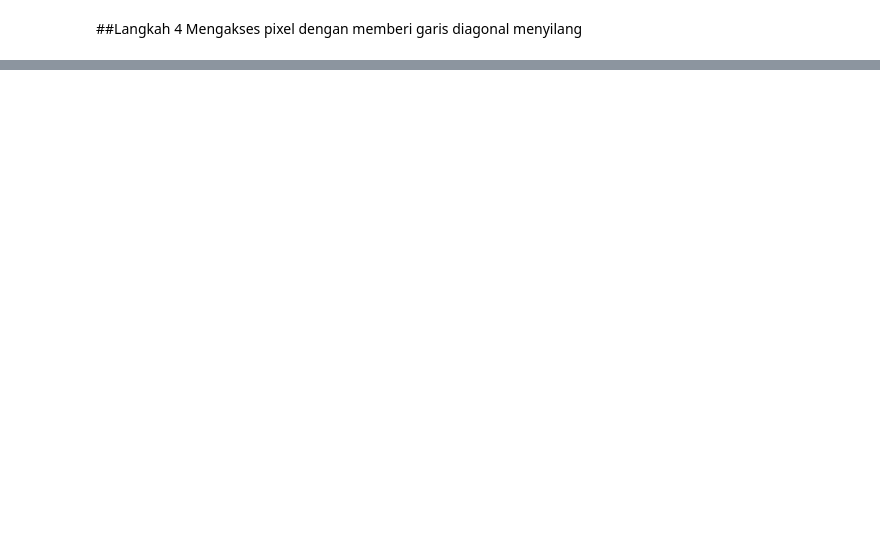
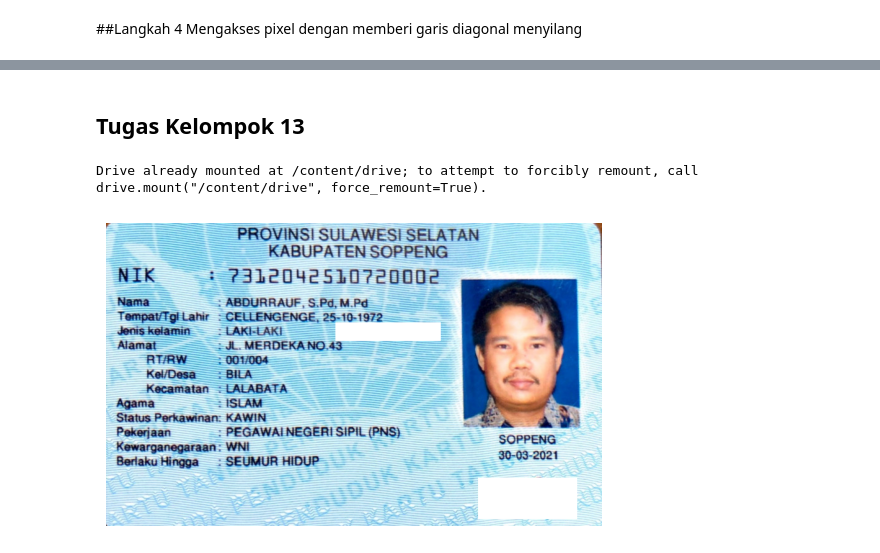
Before and after one commit to rafysp/PCVK_Ganjil_23-24, a Jupyter notebook: Week1.ipynb, the cells around one changed output, grey strips where cells are left out. Drawn from its saved outputs; the diff is of its cells as text; code cells hidden in the pictures; blank space fills up the shorter version.

```diff
--- a/Week1.ipynb
+++ b/Week1.ipynb
@@ -121,0 +122,49 @@ cv2_imshow(final_frame)
+# %% [markdown]
+## Tugas Kelompok 13
+# %%
+from google.colab import drive
+drive.mount('/content/drive')
+# %% [output]
+Drive already mounted at /content/drive; to attempt to forcibly remount, call drive.mount("/content/drive", force_remount=True).
+# %%
+import cv2
+import matplotlib.pyplot as plt
+import matplotlib.patches as patches
+import numpy as np
+
+# Buka gambar dengan PIL
+image_path = '/content/drive/MyDrive/PCVK 23-24/Minggu 2/KTP.jpeg'
+
+# Membaca gambar
+image = cv2.imread(image_path)
+
+# Ubah warna gambar dari BGR ke RGB
+image = cv2.cvtColor(image, cv2.COLOR_BGR2RGB)
+
+# Membuat kotak golongan darah
+kotak1_x = 370  # Titik x kotak pertama
+kotak1_y = 160  # Titik y kotak pertama
+kotak1_lebar = 170  # Lebar kotak pertama
+kotak1_tinggi = 30  # Tinggi kotak pertama
+
+# Membuat kotak ttd
+kotak2_x = 600  # Titik x kotak kedua
+kotak2_y = 410  # Titik y kotak kedua
+kotak2_lebar = 160  # Lebar kotak kedua
+kotak2_tinggi = 67  # Tinggi kotak kedua
+
+# Membuat gambar kotak putih
+for y in range(kotak1_y, kotak1_y + kotak1_tinggi):
+    for x in range(kotak1_x, kotak1_x + kotak1_lebar):
+        image[y, x] = [255, 255, 255]  # Warna putih
+
+for y in range(kotak2_y, kotak2_y + kotak2_tinggi):
+    for x in range(kotak2_x, kotak2_x + kotak2_lebar):
+        image[y, x] = [255, 255, 255]  # Warna putih
+
+# Menampilkan gambar yang sudah dimodifikasi menggunakan matplotlib
+plt.imshow(image)
+plt.axis('off')
+plt.show()
+# %% [output]
+[figure, added]
```
Also changed, not shown: parts of 7 cells of this notebook.
